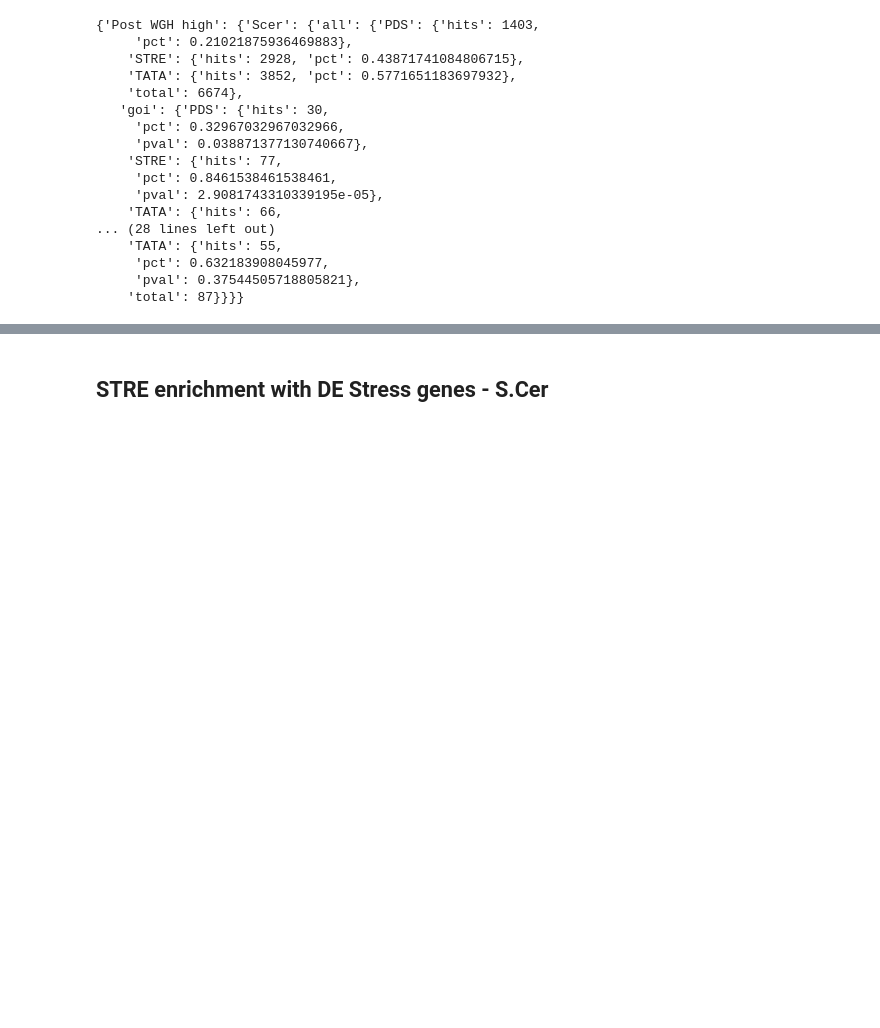
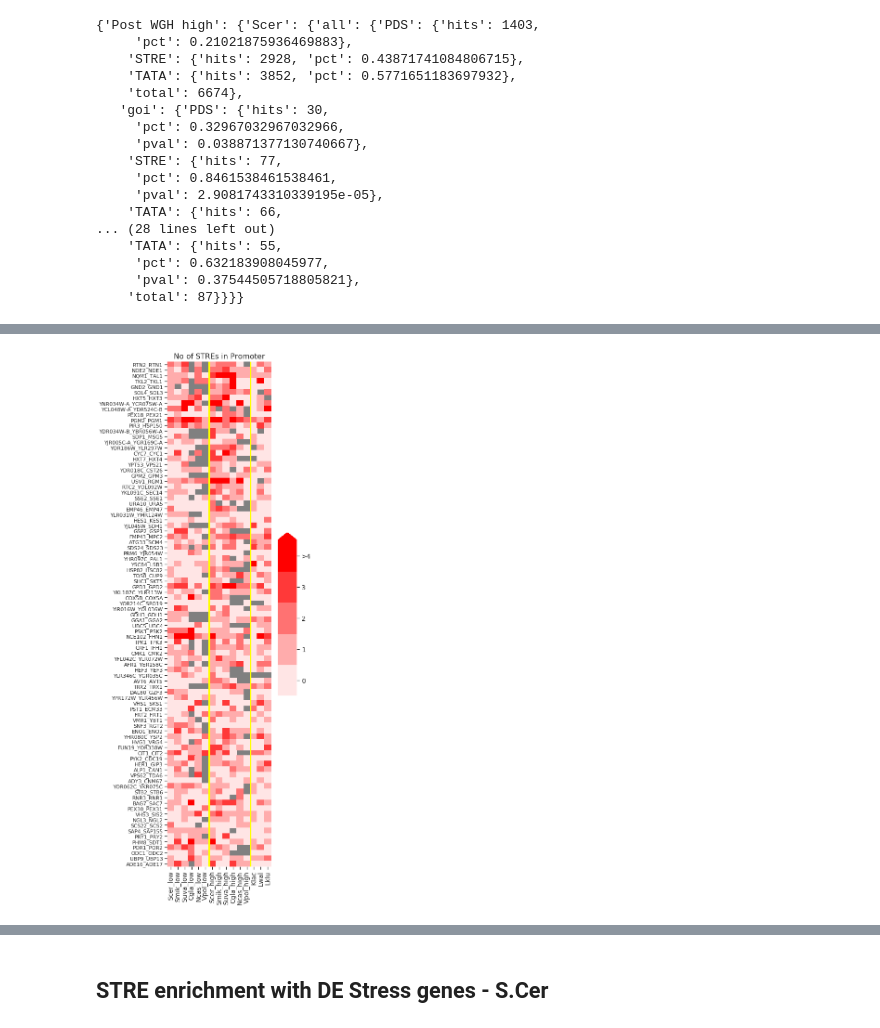
Before and after one commit to heineike02/yeast_esr_expression_analysis, a Jupyter notebook: scripts/20190128_STRE_enrichment_v_all_phylogeny.ipynb, the cells around one changed output, grey strips where cells are left out. Cells and saved outputs as stored; diff of their text form; code cells hidden in the pictures; blank space fills up the shorter version.

```diff
--- a/scripts/20190128_STRE_enrichment_v_all_phylogeny.ipynb
+++ b/scripts/20190128_STRE_enrichment_v_all_phylogeny.ipynb
@@ -345,0 +537,3 @@ short promoters saved in /home/heineike/github/expression_broad_data/expression_
+# %%
+data_subset = pkainh_deseq_STRE.loc[ohnologs_goi['sc_genename_high'],:]
+data_subset[data_subset['STRE_count']==3]
@@ -345,0 +660,17 @@ short promoters saved in /home/heineike/github/expression_broad_data/expression_
+# %%
+motif = 'STRE'
+columns_to_show = ['Scer_' + motif + '_count_low', 'Scer_' + motif + '_count_high', 'Klac_' + motif + '_count']
+
+ohnologs_goi_prom_counts_sorted = ohnologs_goi_prom_counts.loc[ohnologs_goi_prom_counts['sc_genename_high'].isin(msn24_sets['M_25']), columns_to_show]
+
+fig_STRE, ax_STRE = plt.subplots(figsize=(5,20))
+
+vmax = 5
+hmap_stre = sns.heatmap(ohnologs_goi_prom_counts_sorted, vmax = vmax, ax=ax_STRE, cmap=sns.light_palette("red",vmax), cbar_kws={'ticks':[val + 0.5 for val in range(vmax)],  'extend':'max', 'aspect':8}) #, 'ticklabels':[str(val) for val in range(vmax)] + ['>' + str(vmax)], 'yticklabels':['0', '1', '>1']})
+cbar = fig_STRE.axes[1]
+cbar.set_yticklabels([str(val) for val in range(vmax-1)] + ['>' + str(vmax-1)], fontdict={"fontsize":14})
+ax_STRE.set_facecolor("grey")
+ax_STRE.set_xticklabels(['SCer low', 'SCer high', 'KLac'], fontdict={"fontsize":14})
+ax_STRE.set_ylabel('')
+ax_STRE.set_title('No of STREs in Promoter',fontdict={"fontsize":16})
+#fig_STRE.savefig(os.path.normpath('/home/heineike/scratch/SC_KL_STRE_all.svg'),bbox_inches='tight')
@@ -516,7 +853,7 @@ Kpol_282.1 not present in promoter dict for Vpol
 # Plot heatmap of all STREs in same order
 # heatmap after filtering and sorting
 
-motif = 'PDS'
+motif = 'STRE'
 
 spec_sets = {'Post WGH low' : ['Scer'] + spec_order_post_WGH,
              'Post WGH high' : ['Scer'] + spec_order_post_WGH,
@@ -557,11 +894,15 @@ ohnologs_goi_counts = ohnologs_goi.loc[:, columns_to_show]
 fig_STRE, ax_STRE = plt.subplots(figsize=(5,20))
 
 #cmap = cm.get_cmap('PiYG', 11)
-sns.heatmap(ohnologs_goi_counts, vmax = 2, ax=ax_STRE, cmap=sns.light_palette("red",3), cbar_kws={'ticks':[0,1,2], 'extend': 'max'}) #, 'yticklabels':['0', '1', '>1']})
-
+vmax = 5
+sns.heatmap(ohnologs_goi_counts, vmax = vmax, ax=ax_STRE, cmap=sns.light_palette("red",vmax), cbar_kws={'ticks':[val + 0.5 for val in range(vmax)],  'extend':'max', 'aspect':8})
+cbar = fig_STRE.axes[1]
+cbar.set_yticklabels([str(val) for val in range(vmax-1)] + ['>' + str(vmax-1)], fontdict={"fontsize":14})
 ax_STRE.set_facecolor("grey")
-ax_STRE.set_xticklabels(label_order)
+ax_STRE.set_xticklabels(label_order, fontdict={"fontsize":14})
+ax_STRE.set_ylabel('')
+ax_STRE.set_title('No of STREs in Promoter',fontdict={"fontsize":16})
 ax_STRE.vlines(big_lines, ymin = 0, ymax = len(ohnologs_goi_counts), colors = 'yellow',linewidth=3)
 
-fig_STRE.savefig(os.path.normpath('/home/heineike/scratch/' + motif + '_evol_DEPKA_20190129.svg'),bbox_inches='tight')
+fig_STRE.savefig(os.path.normpath('/home/heineike/scratch/' + motif + '_conservation_all.svg'),bbox_inches='tight')
 # %% [output]
@@ -570,3 +909,4 @@ fig_STRE.savefig(os.path.normpath('/home/heineike/scratch/' + motif + '_evol_DEP
+[figure, added]
 # %%
 #Plot percentage of STREs in low and high as you go away from S.Cer
 
```
Also changed, not shown: parts of 30 cells of this notebook, 3 other files.
